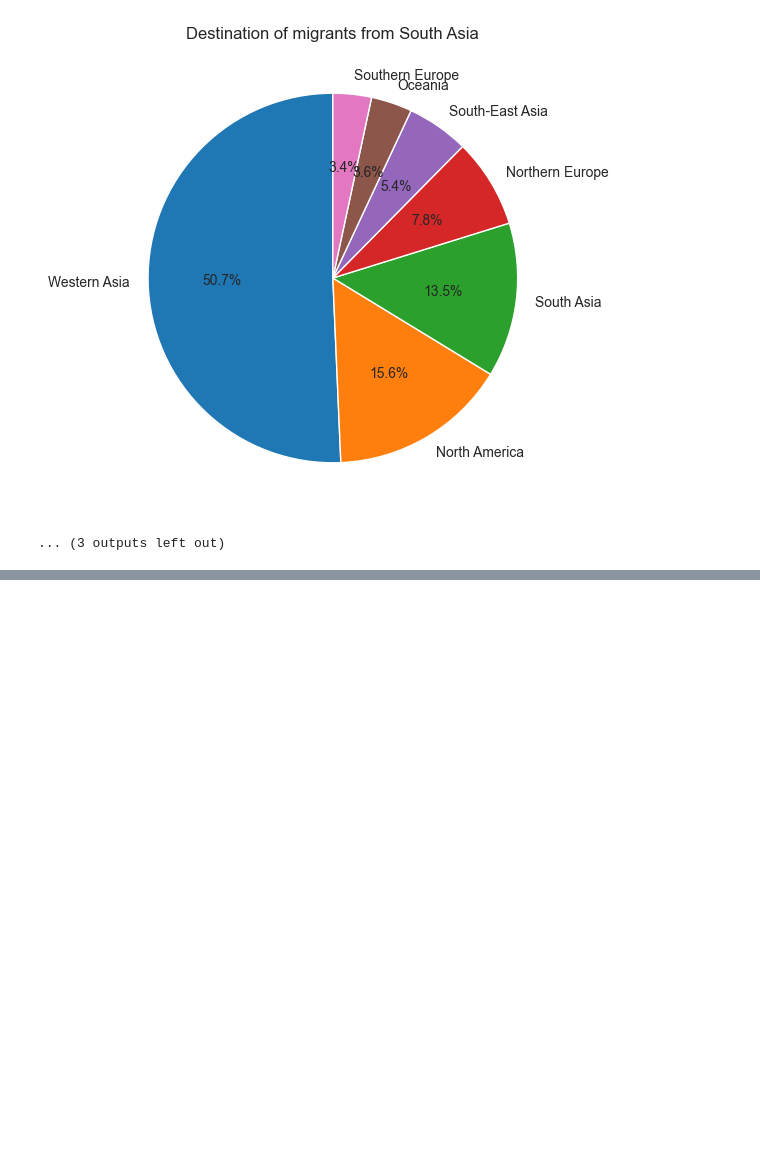
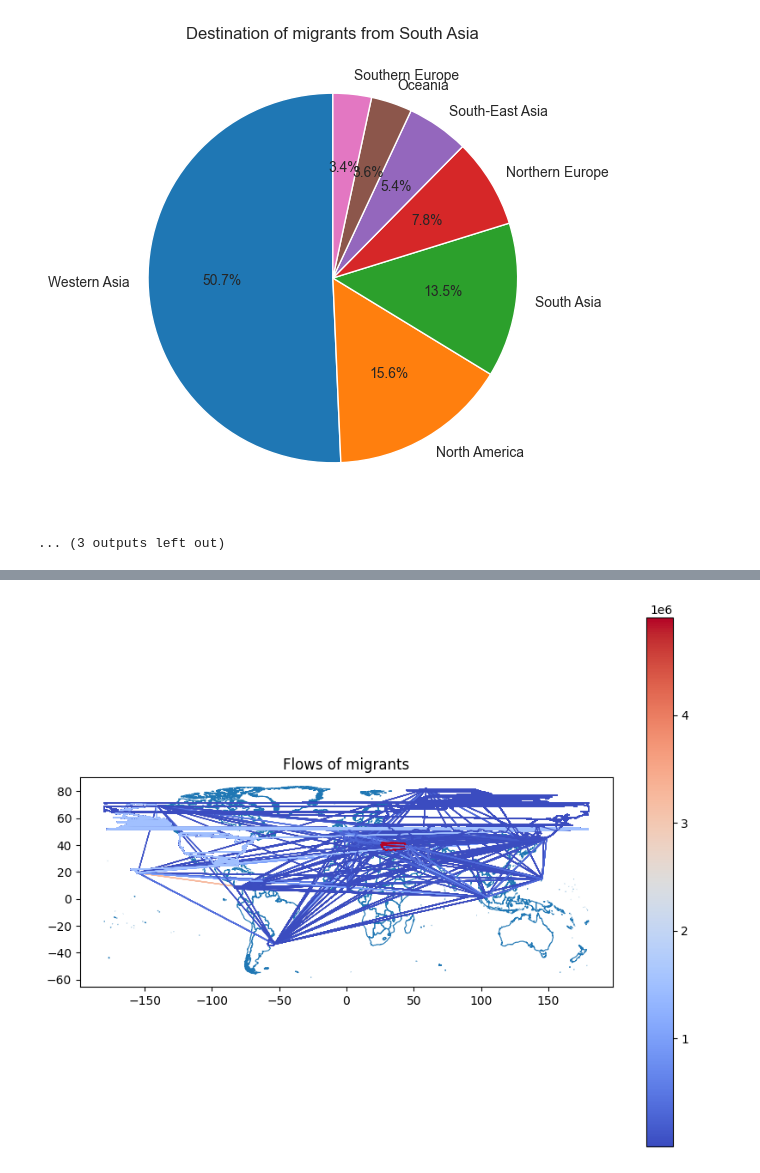
Before and after one commit to yassprogramme/Stat-App, a Jupyter notebook: Notebooks/EDA.ipynb, the cells around one changed output, grey strips where cells are left out. Drawn from its saved outputs; the diff is of its cells as text; code cells hidden in the pictures; blank space fills up the shorter version.

```diff
--- a/Notebooks/EDA.ipynb
+++ b/Notebooks/EDA.ipynb
@@ -43,0 +49,4 @@ for region in list(df1.columns):
+# %%
+os.chdir('/Users/augustincablant/Documents/GitHub/Stat-App')
+world = gpd.read_file('DATA/world_boundaries')
+list(world['region'].unique())
@@ -43,0 +95,54 @@ for region in list(df1.columns):
+# %%
+# Function to extract coordinates from a polygon or MultiPolygon
+def extract_coordinates(geometry):
+    coords = []
+    if geometry.type == 'Polygon':
+        return list(geometry.exterior.coords)
+    elif geometry.type == 'MultiPolygon':
+        for polygon in geometry.geoms:
+            coords.extend(list(polygon.exterior.coords))
+    return coords
+
+def extract_geostart(region):
+    geom_start = world[world['region'] == region]['geometry'].values[0]
+    return extract_coordinates(geom_start)
+
+# Your GeoDataFrame with migration data
+flows = []
+
+for index, row in df1.iterrows():
+    for column, value in row.items():
+        if value > 0:
+            # Get geometries
+            geom_start = world[world['region'] == index]['geometry'].values[0]
+            geom_end = world[world['region'] == column]['geometry'].values[0]
+
+            # Extract coordinates
+            coords_start = extract_coordinates(geom_start)
+            coords_end = extract_coordinates(geom_end)
+
+            # Create geometry
+            geometry = LineString(coords_start + coords_end)
+            flows.append({'start': index, 'end': column, 'volume': value, 'geometry': geometry})
+
+geo_data = gpd.GeoDataFrame(flows, crs="EPSG:4326")
+geo_data = geo_data.set_geometry('geometry')
+
+# Merging with world data
+merged_data = world.merge(geo_data, left_on='region', right_on='start')
+
+# Extract geo_start and geo_end
+merged_data['geo_start'] = merged_data['start'].apply(extract_geostart)
+merged_data['geo_end'] = merged_data['end'].apply(extract_geostart)
+
+# Create a new GeoDataFrame with LineString geometries
+gdf = gpd.GeoDataFrame(merged_data, geometry=[LineString(list(start) + list(end)) for start, end in zip(merged_data['geo_start'], merged_data['geo_end'])])
+
+# Plot it
+fig, ax = plt.subplots(figsize=(10, 8))
+world.boundary.plot(ax=ax, linewidth=0.8)
+gdf.plot(column='volume', cmap='coolwarm', linewidth=0.8, ax=ax, legend=True)
+ax.set_title('Flows of migrants')
+plt.show()
+# %% [output]
+[figure, added]
```
Also changed, not shown: parts of 4 cells of this notebook, 5 other files.
